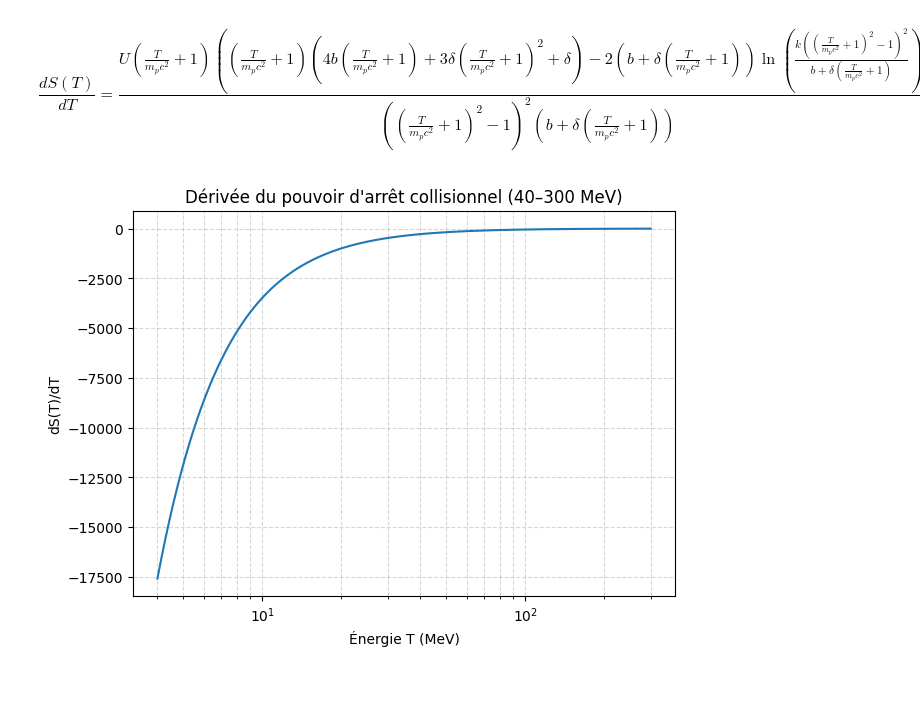
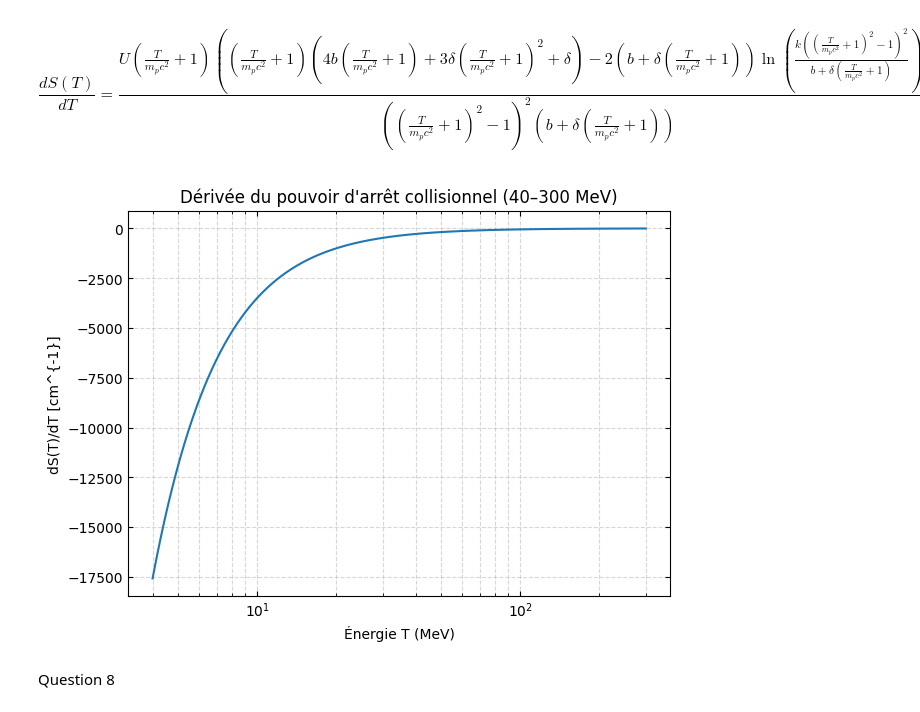
Before and after one commit to Jeremie-Beaupre/TP1_Phyznum, a Jupyter notebook: TP1.ipynb, the cells around one changed output. Drawn from its saved outputs; the diff is of its cells as text; code cells hidden in the pictures; blank space fills up the shorter version.

Commit message:
Correction question 1 à 7

```diff
--- a/TP1.ipynb
+++ b/TP1.ipynb
@@ -390,33 +395,34 @@ def dS_dT(T_MeV, U, k, b, delta, mp, c):
     # Terme logarithmique (en MeV)
     log_term = np.log( (k * (denom1**2)) / denom2 )
 
     # Numérateur
     num = U * gamma * (
         gamma * (4*b*gamma + 3*delta*gamma2 + delta)
         - 2 * denom2 * log_term
     )
 
     # Dénominateur
     den = (denom1**2) * denom2
 
     return num / den
 
 # ---------------------------------------------------------
 # Exemple d'utilisation : tracer dS/dT
 # ---------------------------------------------------------
 
 T_MeV = np.logspace(np.log10(4), np.log10(300), 50000)
 dS = dS_dT(T_MeV, U, k, b, delta, mp, c)
 
 plt.figure(figsize=(7,5))
 plt.plot(T_MeV, dS)
 plt.xscale("log")
-#plt.yscale("log")
 plt.xlabel("Énergie T (MeV)")
-plt.ylabel("dS(T)/dT")
+plt.ylabel("dS(T)/dT [cm^{-1}]")
 plt.title("Dérivée du pouvoir d'arrêt collisionnel (40–300 MeV)")
 plt.grid(True, which="both", ls="--", alpha=0.5)
 plt.tick_params(axis='both', which='both', direction='in', top=True, right=True)
 plt.show()
 # %% [output]
-[figure, old version]
+[figure, new version]
+# %% [markdown]
+Question 8
```
Also changed, not shown: parts of 4 cells of this notebook.
